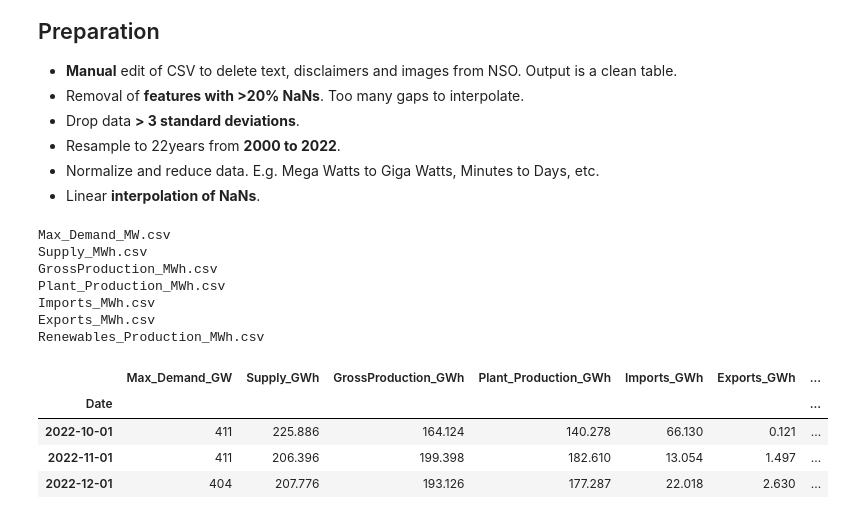
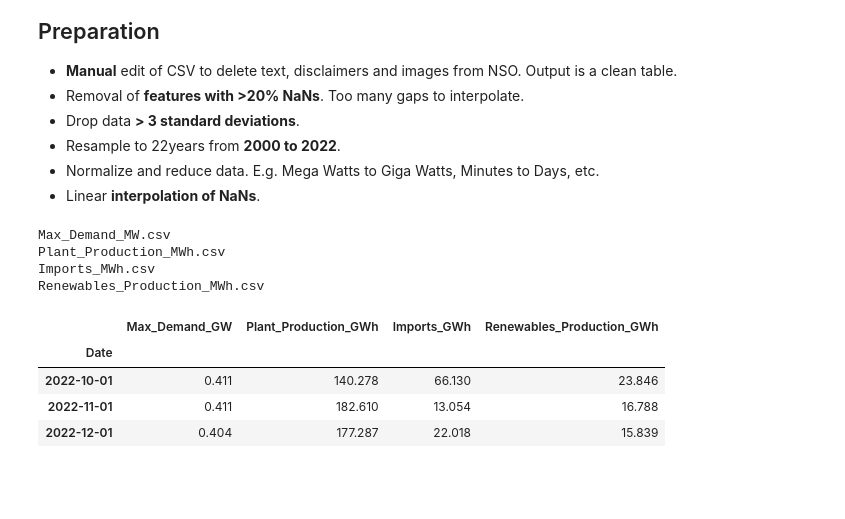
Before and after one commit to ATECO-malta/applied_ml_assignment, a Jupyter notebook: aml_ICS5110.ipynb, the cells around one changed output. Saved outputs shown, nothing was run; the diff lists cells and outputs as text; code cells hidden in the pictures; blank space fills up the shorter version.

```diff
--- a/aml_ICS5110.ipynb
+++ b/aml_ICS5110.ipynb
@@ -56,65 +56,75 @@ Indutrial Indices:
 * Linear **interpolation of NaNs**.
 # %%
 import os
+import re
+
 import numpy as np
 import pandas as pd
 from datetime import datetime
+
 import matplotlib.pyplot as plt
 
 # Constants here
 START_DATE = datetime(2000, 1, 1)
 END_DATE = datetime(2022, 12, 31)
 
 # All unprocessed CVs should go here.
-RAW_DATA_PATH = './raw_data'
-ELECTRIC_DS = ['Max_Demand_MW.csv', 'Supply_MWh.csv', 'GrossProduction_MWh.csv',
-               'Plant_Production_MWh.csv', 'Imports_MWh.csv', 'Exports_MWh.csv',
-               'Renewables_Production_MWh.csv']
+RAW_DATA_PATH = "./raw_data"
+
+# Base electricity datasets
+ELECTRIC_MW_DS = [
+    "Max_Demand_MW.csv",
+    "Plant_Production_MWh.csv",
+    "Imports_MWh.csv",
+    "Renewables_Production_MWh.csv",
+]
+MEGA_TO_GIGA = 1000
 
 all_data_df = None  # Main Dataset DF.
-
-for filename in ELECTRIC_DS:
+for filename in ELECTRIC_MW_DS:
     file_path = os.path.join(RAW_DATA_PATH, filename)
-
     # Convert mega to giga
     value_col = filename.split(".")[0].replace("_MW", "_GW")
     print(filename)
+
     df = pd.read_csv(file_path)
 
-    # Melt this 3 col daily_temp_tsdf in 2 col timeseries
-    melted_df = df.melt(id_vars=['Month'],
-                        var_name='Year', value_name=value_col)
+    # We will melt month (y-index) and year (x-index) to
+    # create an index for each feature timeseries
+    melted_df = df.melt(id_vars=["Month"], var_name="Year", value_name=value_col)
+    melted_df[value_col] = melted_df[value_col].apply(
+        # Clean - Values from string to scalar. Drop non-numeric characters (e.g. ,)
+        lambda x: float(re.sub("[^0-9.]", "", str(x))) / MEGA_TO_GIGA
+        if isinstance(x, (str))
+        else x / MEGA_TO_GIGA
+    )
 
-    melted_df[value_col] = melted_df[value_col].apply(lambda x: float(
-        str(x).replace(',', '')) / 1000 if isinstance(x, str) else x)
+    # set the index of Year-month, this will be for all timeseries
+    melted_df["Date"] = pd.to_datetime(
+        melted_df["Month"] + " " + melted_df["Year"], format="%B %Y"
+    )
+    melted_df.set_index("Date", inplace=True, drop=True)
+    melted_df = melted_df.resample("MS").ffill()
+    melted_df = melted_df[
+        (melted_df.index >= START_DATE) & (melted_df.index <= END_DATE)
+    ]
 
-    melted_df['Date'] = pd.to_datetime(
-        melted_df['Month'] + ' ' + melted_df['Year'], format='%B %Y')
-
-    melted_df.dropna(inplace=True)
-    melted_df.set_index('Date', inplace=True, drop=True)
-    melted_df.index = pd.to_datetime(melted_df.index)
-    melted_df = melted_df[(melted_df.index >= START_DATE)
-                          & (melted_df.index <= END_DATE)]
     result_df = melted_df[[value_col]]
 
     if all_data_df is None:
         all_data_df = result_df
     else:
-        all_data_df = pd.concat(
-            [all_data_df, result_df], axis=1, ignore_index=False)
+        all_data_df = pd.concat([all_data_df, result_df], axis=1, ignore_index=False)
+
 
 all_data_df.tail(3)
 # %% [output]
 Max_Demand_MW.csv
-Supply_MWh.csv
-GrossProduction_MWh.csv
 Plant_Production_MWh.csv
 Imports_MWh.csv
-Exports_MWh.csv
 Renewables_Production_MWh.csv
-|  | Max_Demand_GW | Supply_GWh | GrossProduction_GWh | Plant_Production_GWh | Imports_GWh | Exports_GWh | ... |
-| Date |  |  |  |  |  |  | ... |
-| 2022-10-01 | 411 | 225.886 | 164.124 | 140.278 | 66.130 | 0.121 | ... |
-| 2022-11-01 | 411 | 206.396 | 199.398 | 182.610 | 13.054 | 1.497 | ... |
-| 2022-12-01 | 404 | 207.776 | 193.126 | 177.287 | 22.018 | 2.630 | ... |
+|  | Max_Demand_GW | Plant_Production_GWh | Imports_GWh | Renewables_Production_GWh |
+| Date |  |  |  |  |
+| 2022-10-01 | 0.411 | 140.278 | 66.130 | 23.846 |
+| 2022-11-01 | 0.411 | 182.610 | 13.054 | 16.788 |
+| 2022-12-01 | 0.404 | 177.287 | 22.018 | 15.839 |
```
Also changed, not shown: parts of 9 cells of this notebook, 10 other files.
